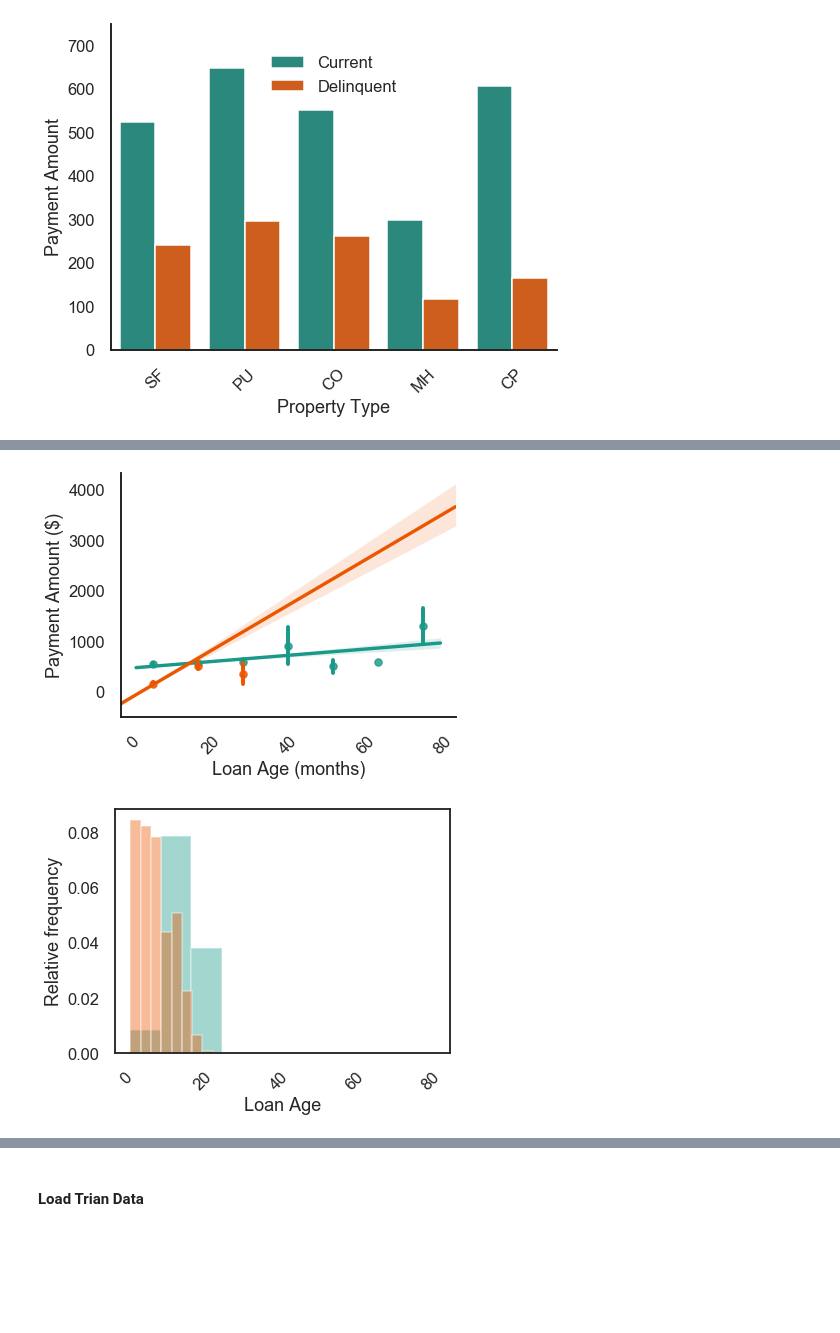
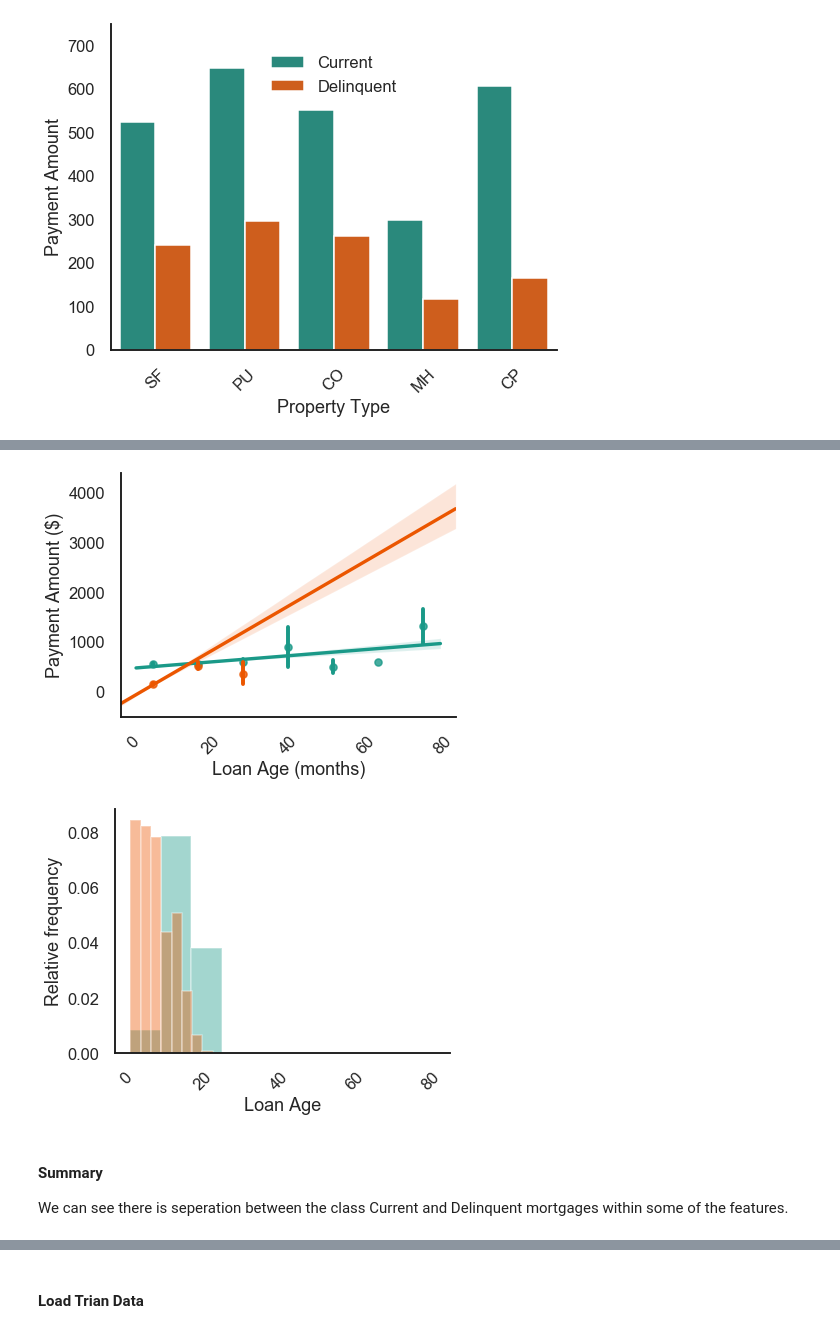
Before and after one commit to vyjayanthipp/Secondary_Mortgage_Loans, a Jupyter notebook: index.ipynb, the cells around one changed output, grey strips where cells are left out. Drawn from its saved outputs; the diff is of its cells as text; code cells hidden in the pictures; blank space fills up the shorter version.

```diff
--- a/index.ipynb
+++ b/index.ipynb
@@ -138,18 +129,21 @@ Name: loan_age, dtype: float64
 # %%
 fig, plt.figure(figsize=(6,6*0.75))
 for b,h,t in [(0,'#1a9988','Current'),(1,'#eb5600','Delinquent')]:
     sns.regplot(x='loan_age',y='payment_amounts',
             data=df[df.delinquency_bool==t],
             label = t, x_bins = np.linspace(5,75,7),
             color=h, x_estimator=np.mean, scatter_kws={'alpha':0.8})
 ax_params(xlabel='Loan Age (months)', ylabel='Payment Amount ($)',
           plt_title="figures/DBT_vs_Interest")
 plt.show()
 fig, plt.figure(figsize=(6,6*0.75))
 distplot('loan_age', data=df, xlabel=Features['loan_age'], ylabel='Relative frequency',
-         ax=ax[1], plt_title='figures/CreditScore_DistPlot')
+         plt_title='figures/CreditScore_DistPlot')
 plt.show()
 # %% [output]
-[figure, old version]
+[figure, new version]
-[figure, old version]
+[figure, new version]
+# %% [markdown]
+#### Summary
+We can see there is seperation between the class Current and Delinquent mortgages within some of the features.
 # %% [markdown]
```
Also changed, not shown: parts of 16 cells of this notebook.
